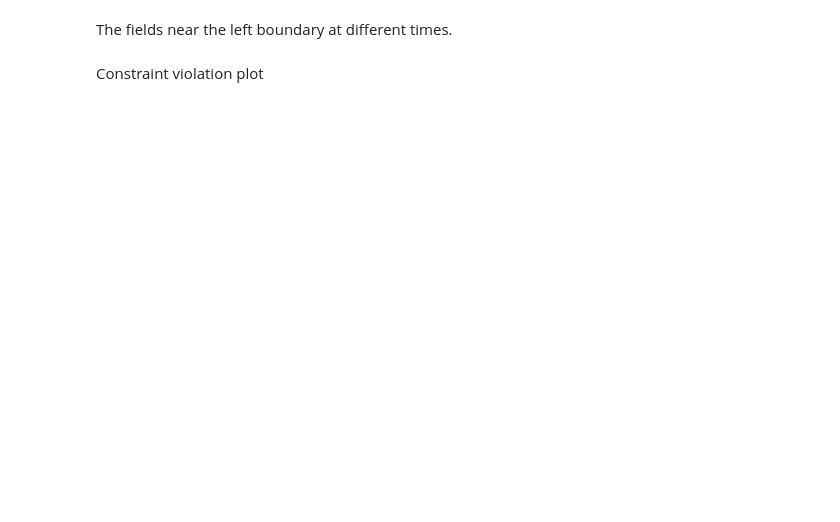
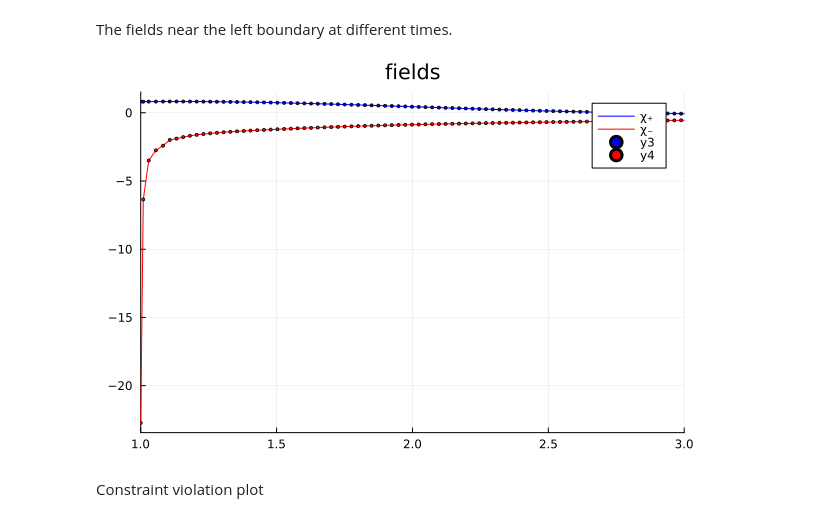
Before and after one commit to reula/Vlasov, a Jupyter notebook: E-V/IR_system.ipynb, the cells around one changed output. Cells and saved outputs as stored; diff of their text form; code cells hidden in the pictures; blank space fills up the shorter version.

```diff
--- a/E-V/IR_system.ipynb
+++ b/E-V/IR_system.ipynb
@@ -89,4 +109,8 @@ end
 # %%
 T=220
 prob = ODEProblem(F!,u0,(0.0,T),p);
-sol = solve(prob,RK4(),dt=dT*0.50,adaptive=false);#,save_everystep=false);
+alg = ORK256()
+#alg = RK4()
+#alg = Tsit5()
+sol = solve(prob,alg,dt=dT*0.50,adaptive=false);#,save_everystep=false);
+#sol = solve(prob,alg,dt=dT*0.50);#,adaptive=false);#,save_everystep=false);
@@ -105,15 +149,17 @@ plot!(x,m(x,sol(t)[1:N],sol(t)[N+1:2N]),label ="m")
 # %% [markdown]
 The fields near the left boundary at different times.
 # %%
-t = 103
+t = 104
 plot(title = "fields")
 plot!(x,sol(t)[3N+1:4N], label = "χ₊", c=:blue
 ,xlim = (1,3)
 #,ylim = (-0.001,0.001)
 )
 plot!(x,sol(t)[4N+1:5N], label = "χ₋", c=:red)
 scatter!(x,sol(t)[3N+1:4N],ms=1.7, c=:blue)
 scatter!(x,sol(t)[4N+1:5N],ms=1.7, c=:red)
+# %% [output]
+[figure, added]
 # %% [markdown]
 Constraint violation plot
 # %%
```
Also changed, not shown: parts of 11 cells of this notebook, 3 other files.
